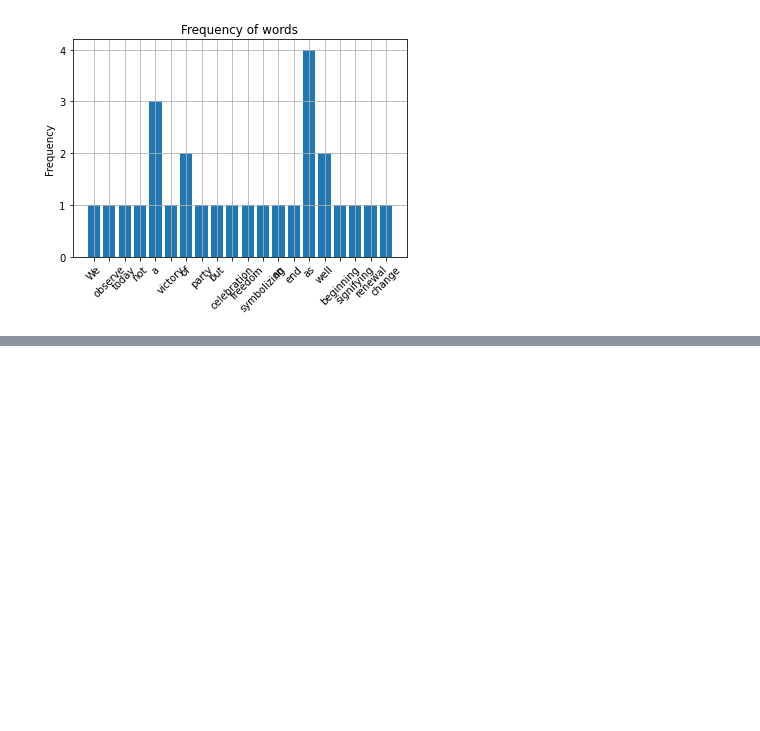
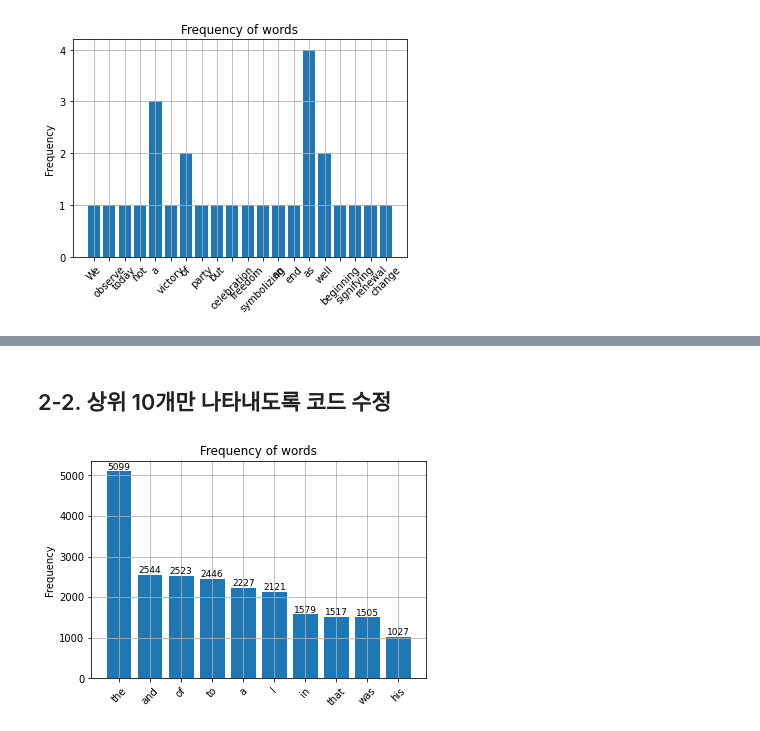
Before and after one commit to oneonlee/Python, a Jupyter notebook: 02. Frequency of words/Frequency of words.ipynb, the cells around one changed output, grey strips where cells are left out. Drawn from its saved outputs; the diff is of its cells as text; code cells hidden in the pictures; blank space fills up the shorter version.

```diff
--- a/02. Frequency of words/Frequency of words.ipynb
+++ b/02. Frequency of words/Frequency of words.ipynb
@@ -23,0 +51,49 @@ plt.show()
+# %% [markdown]
+## 2-2. 상위 10개만 나타내도록 코드 수정
+# %%
+infile = open('The Memoirs of Sherlock Holmes by Arthur Conan Doyle.txt','r')
+text = infile.read()
+word_list = text.split()
+word_count_dict = {}
+for word in word_list:
+    if word in word_count_dict:
+        word_count_dict[word] += 1
+    else:
+        word_count_dict[word] = 1
+
+# 상위 10개만 나타내는 코드
+# 딕셔너리의 value값에 따라 내림차순으로 정렬
+import operator
+sorted_word_list = sorted(word_count_dict.items(), key=operator.itemgetter(1), reverse = True)
+
+# 내림차순으로 정렬한 list를 바탕으로 상위 10개만 뽑아 dictionary로 만듬
+top10_word_dict = {}
+i = 0
+for tup in sorted_word_list:
+    if i < 10:
+        top10_word_dict[tup[0]] = tup[1]
+        i = i+1
+    else:
+        break
+
+import matplotlib.pyplot as plt
+x = list(top10_word_dict.keys())
+y = list(top10_word_dict.values())
+plt.bar(x, y)
+plt.grid()
+plt.xticks(rotation=45)
+# plt.yticks(range(5))
+
+# 그래프에 값 표시하는 코드
+for i, v in enumerate(x):
+    plt.text(v, y[i], y[i],
+             fontsize = 9,
+             color = "black",
+             horizontalalignment = 'center',
+             verticalalignment = 'bottom')
+
+plt.title('Frequency of words')
+plt.ylabel('Frequency')
+plt.show()
+# %% [output]
+[figure, added]
```
Also changed, not shown: parts of 3 cells of this notebook.
